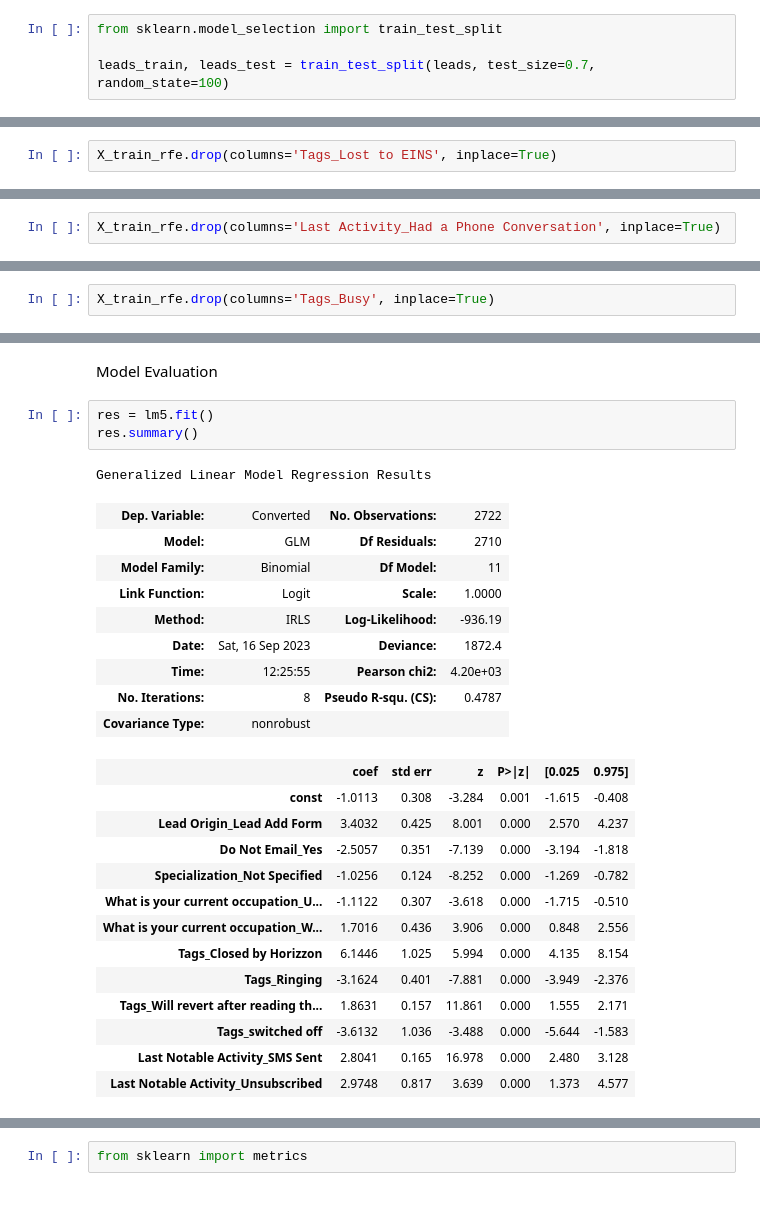
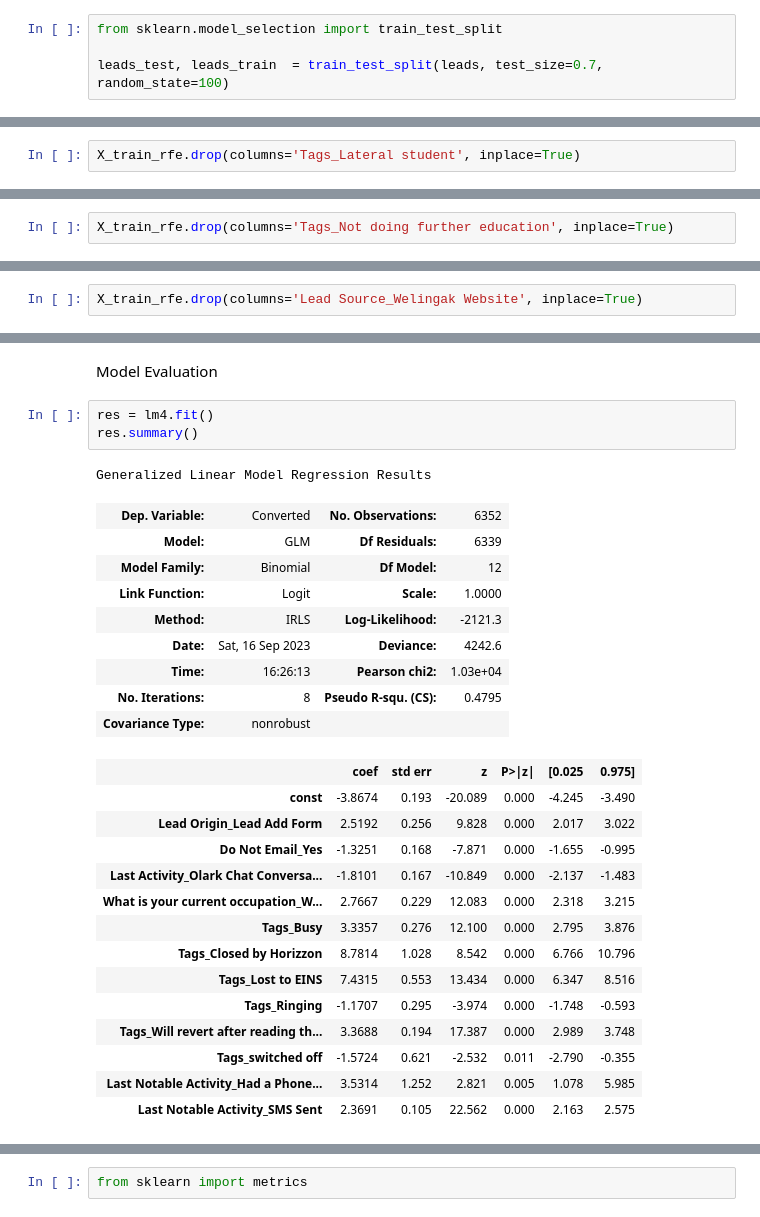
Before and after one commit to pratiksinha35/lead_score, a Jupyter notebook: Model.ipynb, the cells around one changed output, grey strips where cells are left out. Saved outputs shown, nothing was run; the diff lists cells and outputs as text.

```diff
--- a/Model.ipynb
+++ b/Model.ipynb
@@ -466,7 +466,7 @@ leads.head()
 # %%
 from sklearn.model_selection import train_test_split
 
-leads_train, leads_test = train_test_split(leads, test_size=0.7, random_state=100)
+leads_test, leads_train  = train_test_split(leads, test_size=0.7, random_state=100)
 # %%
 from sklearn.preprocessing import StandardScaler
 
@@ -662,5 +670,5 @@ fetch_vif(X_train_rfe)
 # %%
-X_train_rfe.drop(columns='Tags_Lost to EINS', inplace=True)
+X_train_rfe.drop(columns='Tags_Lateral student', inplace=True)
 # %%
 lm2 = sm.GLM(y_train, X_train_rfe, family=sm.families.Binomial())
 lm2.fit().summary()
@@ -712,5 +720,5 @@ fetch_vif(X_train_rfe)
 # %%
-X_train_rfe.drop(columns='Last Activity_Had a Phone Conversation', inplace=True)
+X_train_rfe.drop(columns='Tags_Not doing further education', inplace=True)
 # %%
 lm3 = sm.GLM(y_train, X_train_rfe, family=sm.families.Binomial())
 lm3.fit().summary()
@@ -760,5 +768,5 @@ fetch_vif(X_train_rfe)
 # %%
-X_train_rfe.drop(columns='Tags_Busy', inplace=True)
+X_train_rfe.drop(columns='Lead Source_Welingak Website', inplace=True)
 # %%
 lm4 = sm.GLM(y_train, X_train_rfe, family=sm.families.Binomial())
 lm4.fit().summary()
@@ -837,32 +816,33 @@ Model Building done
 # %% [markdown]
 Model Evaluation
 # %%
-res = lm5.fit()
+res = lm4.fit()
 res.summary()
 # %% [output]
 Generalized Linear Model Regression Results
-| Dep. Variable: | Converted | No. Observations: | 2722 |
-| Model: | GLM | Df Residuals: | 2710 |
-| Model Family: | Binomial | Df Model: | 11 |
+| Dep. Variable: | Converted | No. Observations: | 6352 |
+| Model: | GLM | Df Residuals: | 6339 |
+| Model Family: | Binomial | Df Model: | 12 |
 | Link Function: | Logit | Scale: | 1.0000 |
-| Method: | IRLS | Log-Likelihood: | -936.19 |
-| Date: | Sat, 16 Sep 2023 | Deviance: | 1872.4 |
-| Time: | 12:25:55 | Pearson chi2: | 4.20e+03 |
-| No. Iterations: | 8 | Pseudo R-squ. (CS): | 0.4787 |
+| Method: | IRLS | Log-Likelihood: | -2121.3 |
+| Date: | Sat, 16 Sep 2023 | Deviance: | 4242.6 |
+| Time: | 16:26:13 | Pearson chi2: | 1.03e+04 |
+| No. Iterations: | 8 | Pseudo R-squ. (CS): | 0.4795 |
 | Covariance Type: | nonrobust |  |  |
 |  | coef | std err | z | P>|z| | [0.025 | 0.975] |
-| const | -1.0113 | 0.308 | -3.284 | 0.001 | -1.615 | -0.408 |
-| Lead Origin_Lead Add Form | 3.4032 | 0.425 | 8.001 | 0.000 | 2.570 | 4.237 |
-| Do Not Email_Yes | -2.5057 | 0.351 | -7.139 | 0.000 | -3.194 | -1.818 |
-| Specialization_Not Specified | -1.0256 | 0.124 | -8.252 | 0.000 | -1.269 | -0.782 |
-| What is your current occupation_U... | -1.1122 | 0.307 | -3.618 | 0.000 | -1.715 | -0.510 |
-| What is your current occupation_W... | 1.7016 | 0.436 | 3.906 | 0.000 | 0.848 | 2.556 |
-| Tags_Closed by Horizzon | 6.1446 | 1.025 | 5.994 | 0.000 | 4.135 | 8.154 |
-| Tags_Ringing | -3.1624 | 0.401 | -7.881 | 0.000 | -3.949 | -2.376 |
-| Tags_Will revert after reading th... | 1.8631 | 0.157 | 11.861 | 0.000 | 1.555 | 2.171 |
-| Tags_switched off | -3.6132 | 1.036 | -3.488 | 0.000 | -5.644 | -1.583 |
-| Last Notable Activity_SMS Sent | 2.8041 | 0.165 | 16.978 | 0.000 | 2.480 | 3.128 |
-| Last Notable Activity_Unsubscribed | 2.9748 | 0.817 | 3.639 | 0.000 | 1.373 | 4.577 |
+| const | -3.8674 | 0.193 | -20.089 | 0.000 | -4.245 | -3.490 |
+| Lead Origin_Lead Add Form | 2.5192 | 0.256 | 9.828 | 0.000 | 2.017 | 3.022 |
+| Do Not Email_Yes | -1.3251 | 0.168 | -7.871 | 0.000 | -1.655 | -0.995 |
+| Last Activity_Olark Chat Conversa... | -1.8101 | 0.167 | -10.849 | 0.000 | -2.137 | -1.483 |
+| What is your current occupation_W... | 2.7667 | 0.229 | 12.083 | 0.000 | 2.318 | 3.215 |
+| Tags_Busy | 3.3357 | 0.276 | 12.100 | 0.000 | 2.795 | 3.876 |
+| Tags_Closed by Horizzon | 8.7814 | 1.028 | 8.542 | 0.000 | 6.766 | 10.796 |
+| Tags_Lost to EINS | 7.4315 | 0.553 | 13.434 | 0.000 | 6.347 | 8.516 |
+| Tags_Ringing | -1.1707 | 0.295 | -3.974 | 0.000 | -1.748 | -0.593 |
+| Tags_Will revert after reading th... | 3.3688 | 0.194 | 17.387 | 0.000 | 2.989 | 3.748 |
+| Tags_switched off | -1.5724 | 0.621 | -2.532 | 0.011 | -2.790 | -0.355 |
+| Last Notable Activity_Had a Phone... | 3.5314 | 1.252 | 2.821 | 0.005 | 1.078 | 5.985 |
+| Last Notable Activity_SMS Sent | 2.3691 | 0.105 | 22.562 | 0.000 | 2.163 | 2.575 |
 # %%
 y_train_pred = res.predict(X_train_rfe).values.reshape(-1)
 y_train_pred[:10]
```
Also changed, not shown: parts of 71 cells of this notebook.
